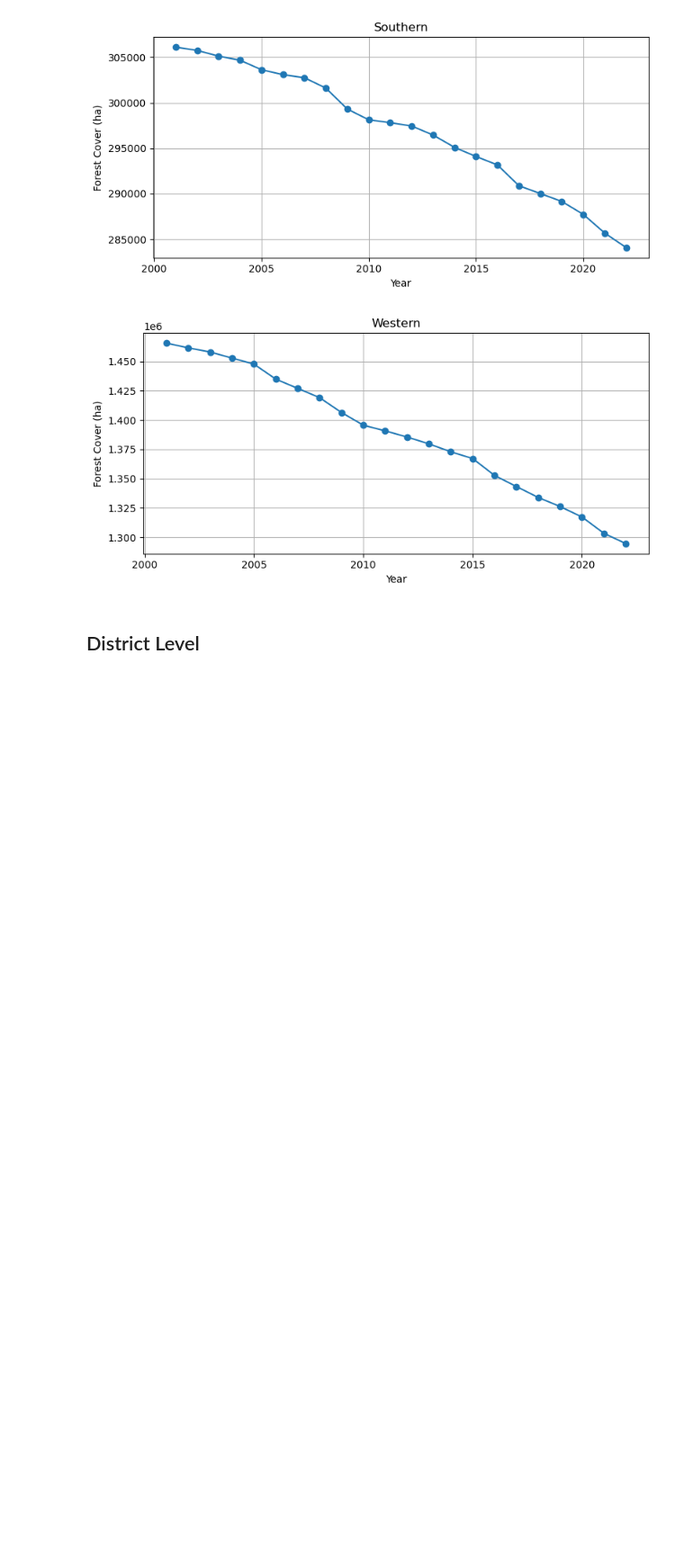
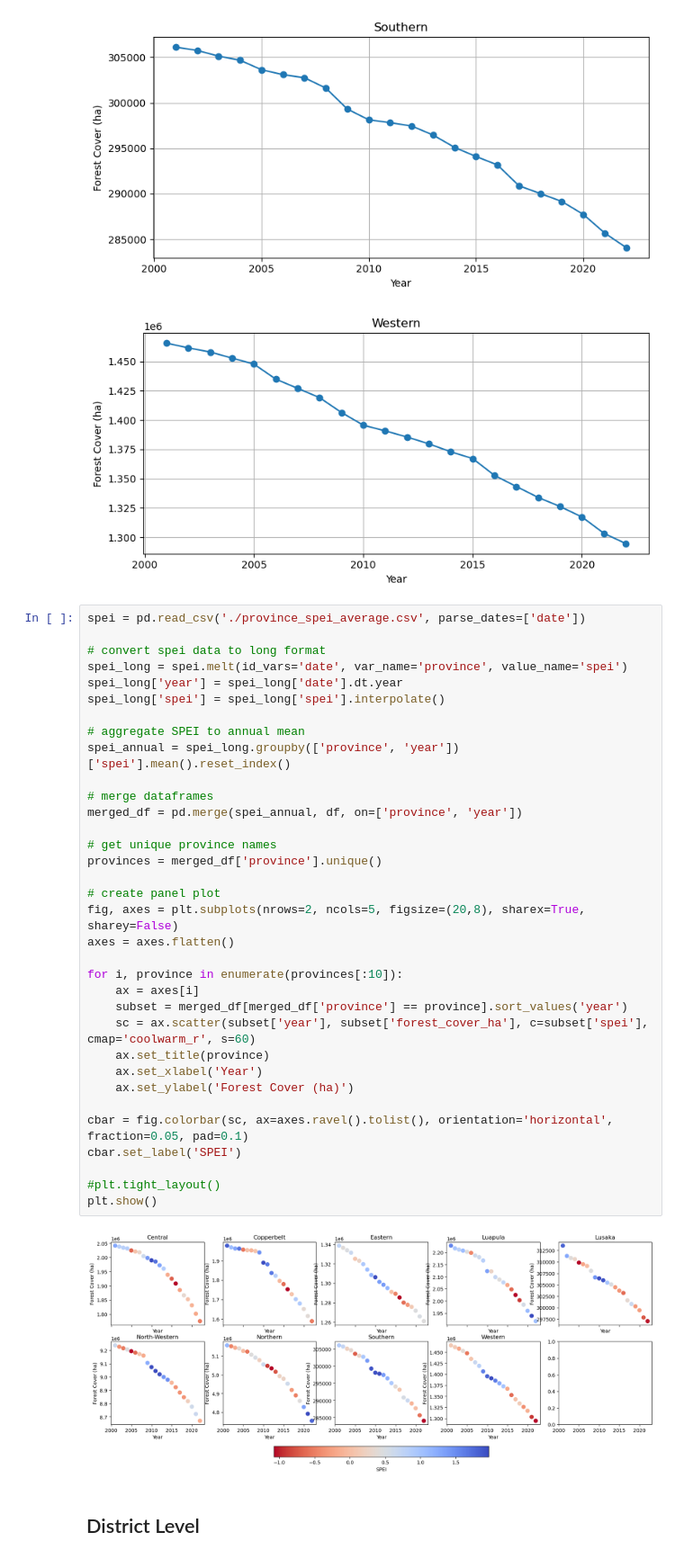
Before and after one commit to annamwaller/zambia, a Jupyter notebook: Hansen_FC.ipynb, the cells around one changed output. Shown: that part at 90% size. Drawn from its saved outputs; the diff is of its cells as text; blank space fills up the shorter version.

Commit message:
added province-level plots

```diff
--- a/Hansen_FC.ipynb
+++ b/Hansen_FC.ipynb
@@ -127,6 +127,42 @@ for province in provinces:
 [figure]
 [figure]
 [figure]
+# %%
+spei = pd.read_csv('./province_spei_average.csv', parse_dates=['date'])
+
+# convert spei data to long format
+spei_long = spei.melt(id_vars='date', var_name='province', value_name='spei')
+spei_long['year'] = spei_long['date'].dt.year
+spei_long['spei'] = spei_long['spei'].interpolate()
+
+# aggregate SPEI to annual mean
+spei_annual = spei_long.groupby(['province', 'year'])['spei'].mean().reset_index()
+
+# merge dataframes
+merged_df = pd.merge(spei_annual, df, on=['province', 'year'])
+
+# get unique province names
+provinces = merged_df['province'].unique()
+
+# create panel plot
+fig, axes = plt.subplots(nrows=2, ncols=5, figsize=(20,8), sharex=True, sharey=False)
+axes = axes.flatten()
+
+for i, province in enumerate(provinces[:10]):
+    ax = axes[i]
+    subset = merged_df[merged_df['province'] == province].sort_values('year')
+    sc = ax.scatter(subset['year'], subset['forest_cover_ha'], c=subset['spei'], cmap='coolwarm_r', s=60)
+    ax.set_title(province)
+    ax.set_xlabel('Year')
+    ax.set_ylabel('Forest Cover (ha)')
+
+cbar = fig.colorbar(sc, ax=axes.ravel().tolist(), orientation='horizontal', fraction=0.05, pad=0.1)
+cbar.set_label('SPEI')
+
+#plt.tight_layout()
+plt.show()
+# %% [output]
+[figure, added]
 # %% [markdown]
 ## District Level
 # %%
```
